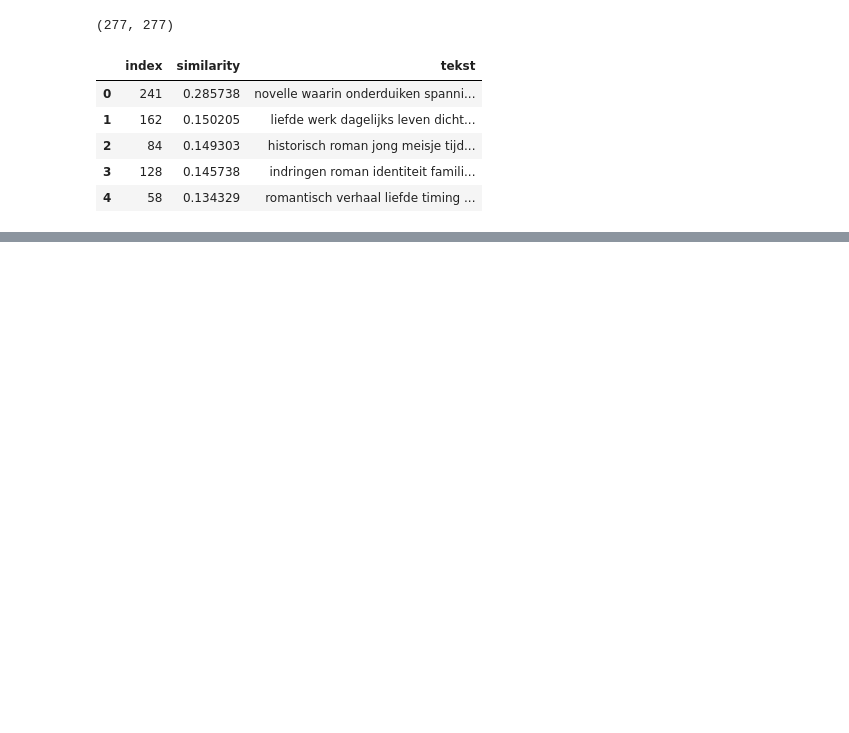
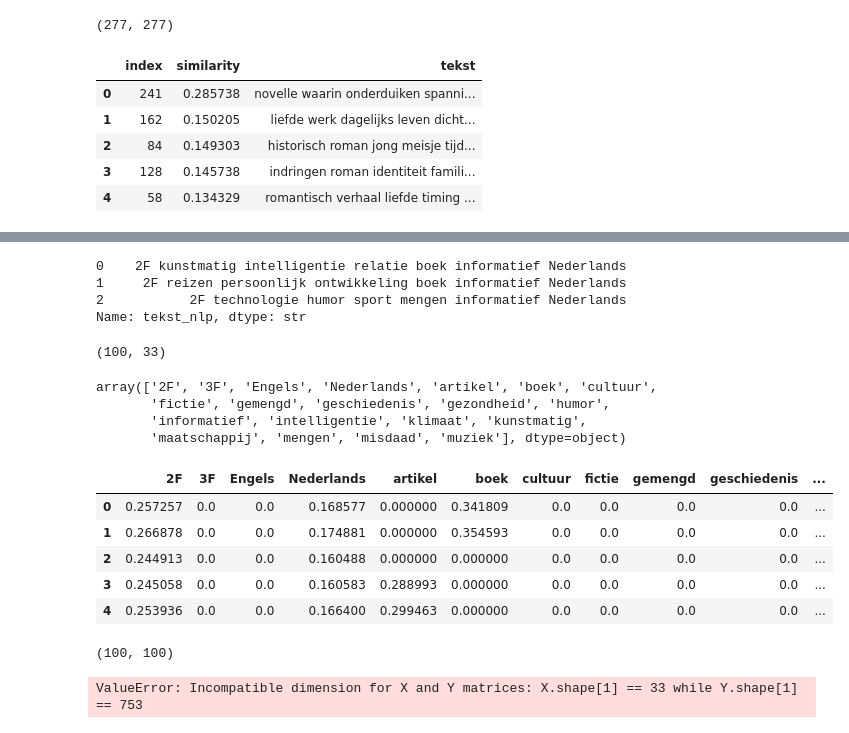
Before and after one commit to Adoow14/LU2_AI, a Jupyter notebook: AI_Prototype_LU2_NLP.ipynb, the cells around one changed output, grey strips where cells are left out. Drawn from its saved outputs; the diff is of its cells as text; code cells hidden in the pictures; blank space fills up the shorter version.

```diff
--- a/AI_Prototype_LU2_NLP.ipynb
+++ b/AI_Prototype_LU2_NLP.ipynb
@@ -284,0 +343,15 @@ display(resultaat)
+# %%
+def verwijder_stopwoorden(tekst):
+    tokens = tekst.split()
+
+    return [
+        token
+        for token in tokens
+        if token not in stopwoorden
+    ]
+
+dfStudenten["tokens_zonder_stopwoorden"] = dfStudenten["tekst_schoon"].apply(
+    verwijder_stopwoorden
+)
+
+dfStudenten["tokens_zonder_stopwoorden"].iloc[[0]]
@@ -284,0 +386,64 @@ display(resultaat)
+# %%
+dfStudenten["tekst_nlp"] = dfStudenten["tokens_basisvorm"].apply(
+    lambda tokens: " ".join(tokens)
+)
+
+dfStudenten["tekst_nlp"].iloc[0:3]
+# %% [output]
+0    2F kunstmatig intelligentie relatie boek informatief Nederlands
+1     2F reizen persoonlijk ontwikkeling boek informatief Nederlands
+2           2F technologie humor sport mengen informatief Nederlands
+Name: tekst_nlp, dtype: str
+# %%
+from sklearn.feature_extraction.text import TfidfVectorizer
+
+vectorizer = TfidfVectorizer(
+    lowercase=False,
+    token_pattern=r"(?u)\b\w+\b"
+)
+
+tfidf_matrix = vectorizer.fit_transform(dfStudenten["tekst_nlp"])
+
+tfidf_matrix.shape
+# %% [output]
+(100, 33)
+# %%
+woorden = vectorizer.get_feature_names_out()
+
+woorden[:20]
+# %% [output]
+array(['2F', '3F', 'Engels', 'Nederlands', 'artikel', 'boek', 'cultuur',
+       'fictie', 'gemengd', 'geschiedenis', 'gezondheid', 'humor',
+       'informatief', 'intelligentie', 'klimaat', 'kunstmatig',
+       'maatschappij', 'mengen', 'misdaad', 'muziek'], dtype=object)
+# %%
+tfidf_dfStudenten = pd.DataFrame(
+    tfidf_matrix.toarray(),
+    columns=woorden,
+    index=dfStudenten.index
+)
+
+tfidf_dfStudenten.head()
+# %% [output]
+|  | 2F | 3F | Engels | Nederlands | artikel | boek | cultuur | fictie | gemengd | geschiedenis | ... |
+| 0 | 0.257257 | 0.0 | 0.0 | 0.168577 | 0.000000 | 0.341809 | 0.0 | 0.0 | 0.0 | 0.0 | ... |
+| 1 | 0.266878 | 0.0 | 0.0 | 0.174881 | 0.000000 | 0.354593 | 0.0 | 0.0 | 0.0 | 0.0 | ... |
+| 2 | 0.244913 | 0.0 | 0.0 | 0.160488 | 0.000000 | 0.000000 | 0.0 | 0.0 | 0.0 | 0.0 | ... |
+| 3 | 0.245058 | 0.0 | 0.0 | 0.160583 | 0.288993 | 0.000000 | 0.0 | 0.0 | 0.0 | 0.0 | ... |
+| 4 | 0.253936 | 0.0 | 0.0 | 0.166400 | 0.299463 | 0.000000 | 0.0 | 0.0 | 0.0 | 0.0 | ... |
+# %%
+from sklearn.metrics.pairwise import cosine_similarity
+
+similarity_matrix_studenten = cosine_similarity(tfidf_matrix)
+
+similarity_matrix_studenten.shape
+# %% [output]
+(100, 100)
+# %%
+student_book_similarity = cosine_similarity(
+    tfidf_dfStudenten,
+    tfidf_df
+)
+student_book_similarity.shape
+# %% [output]
+ValueError: Incompatible dimension for X and Y matrices: X.shape[1] == 33 while Y.shape[1] == 753
```
Also changed, not shown: parts of 13 cells of this notebook, 1 other file.
